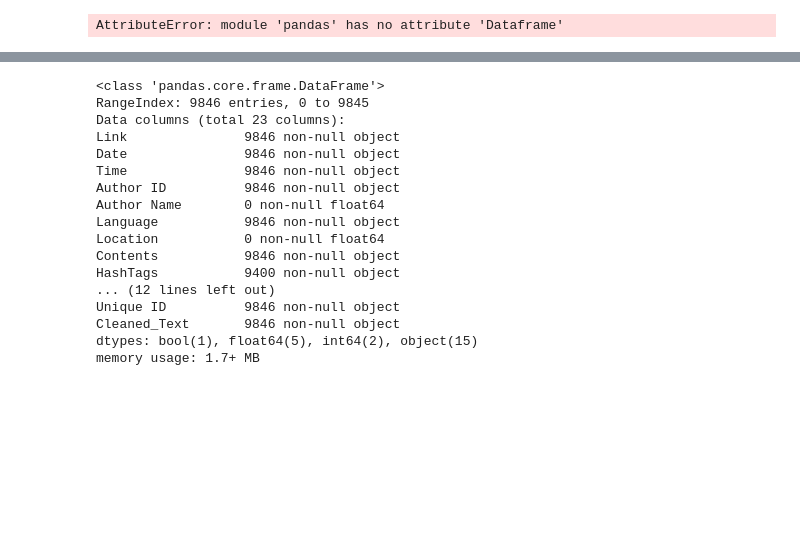
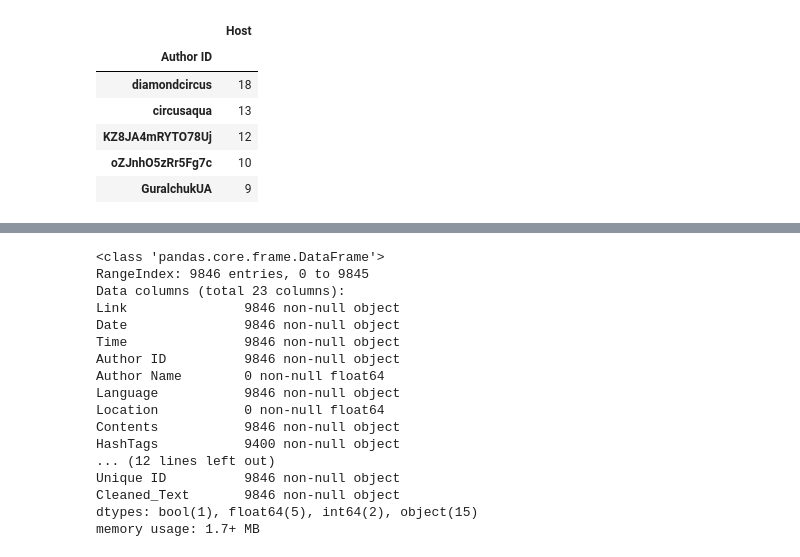
Before and after one commit to happywanderer/techday_nlp_demo, a Jupyter notebook: Jim/Pyviz Panel Demo.ipynb, the cells around one changed output, grey strips where cells are left out. Saved outputs shown, nothing was run; the diff lists cells and outputs as text; code cells hidden in the pictures; blank space fills up the shorter version.

```diff
--- a/Jim/Pyviz Panel Demo.ipynb
+++ b/Jim/Pyviz Panel Demo.ipynb
@@ -31,6 +31,13 @@ newsdf = pd.read_csv(r'C:\Users\595872\Desktop\Data_Science\Examples\techday_nlp
 instagramdf = pd.read_csv(r'C:\Users\595872\Desktop\Data_Science\Examples\techday_nlp_demo\data\clean_dfs\instagram.csv')
 # %%
 twitterid = pd.DataFrame(twitterdf.groupby(['Author ID']).Host.count())
-twitteridsorted = pd.Dataframe(twitterid.sort_values(by='Host', ascending=False))
+twitteridsorted = pd.DataFrame(twitterid.sort_values(by='Host', ascending=False)).head()
+twitteridsorted
 # %% [output]
-AttributeError: module 'pandas' has no attribute 'Dataframe'
+|  | Host |
+| Author ID |  |
+| diamondcircus | 18 |
+| circusaqua | 13 |
+| KZ8JA4mRYTO78Uj | 12 |
+| oZJnhO5zRr5Fg7c | 10 |
+| GuralchukUA | 9 |
```
Also changed, not shown: parts of 4 cells of this notebook, 1 other file.
